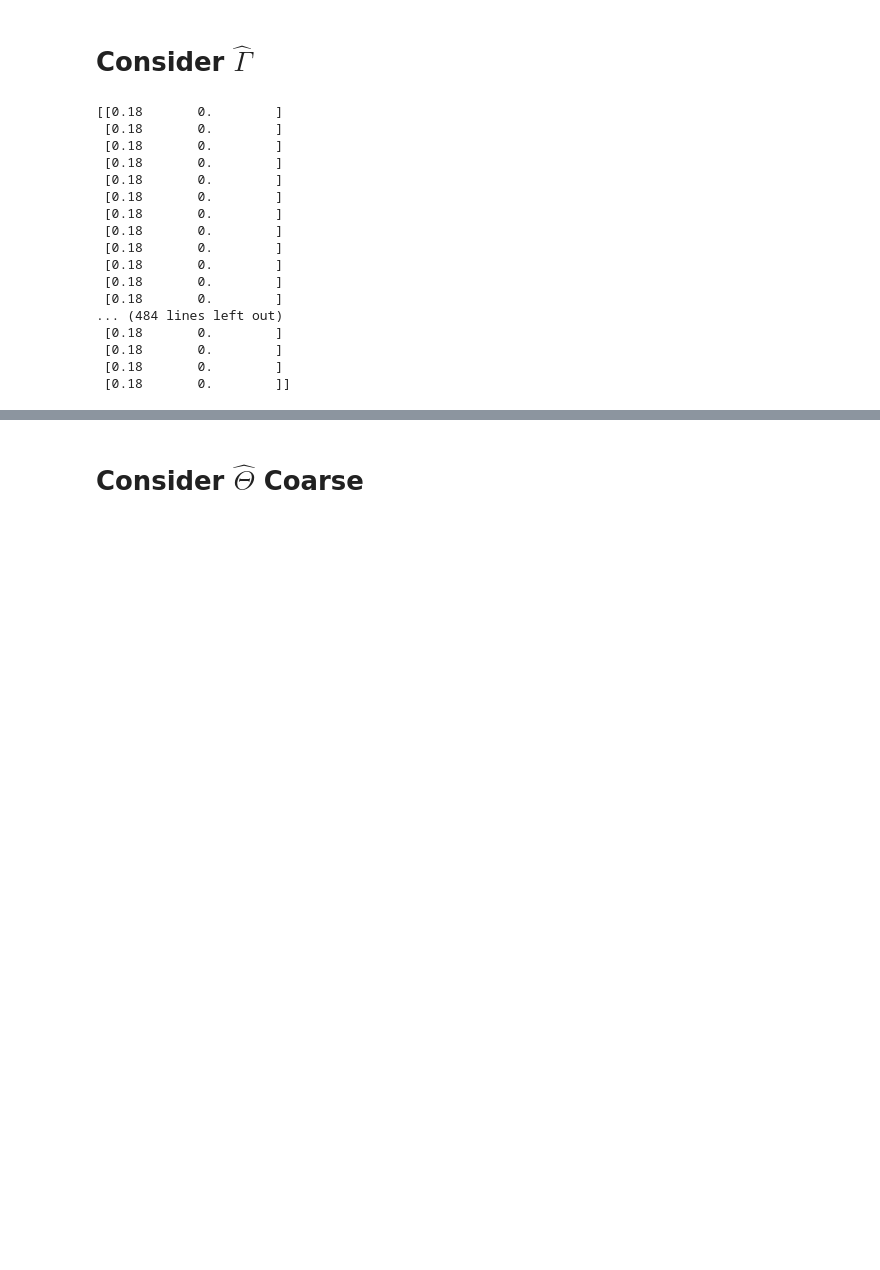
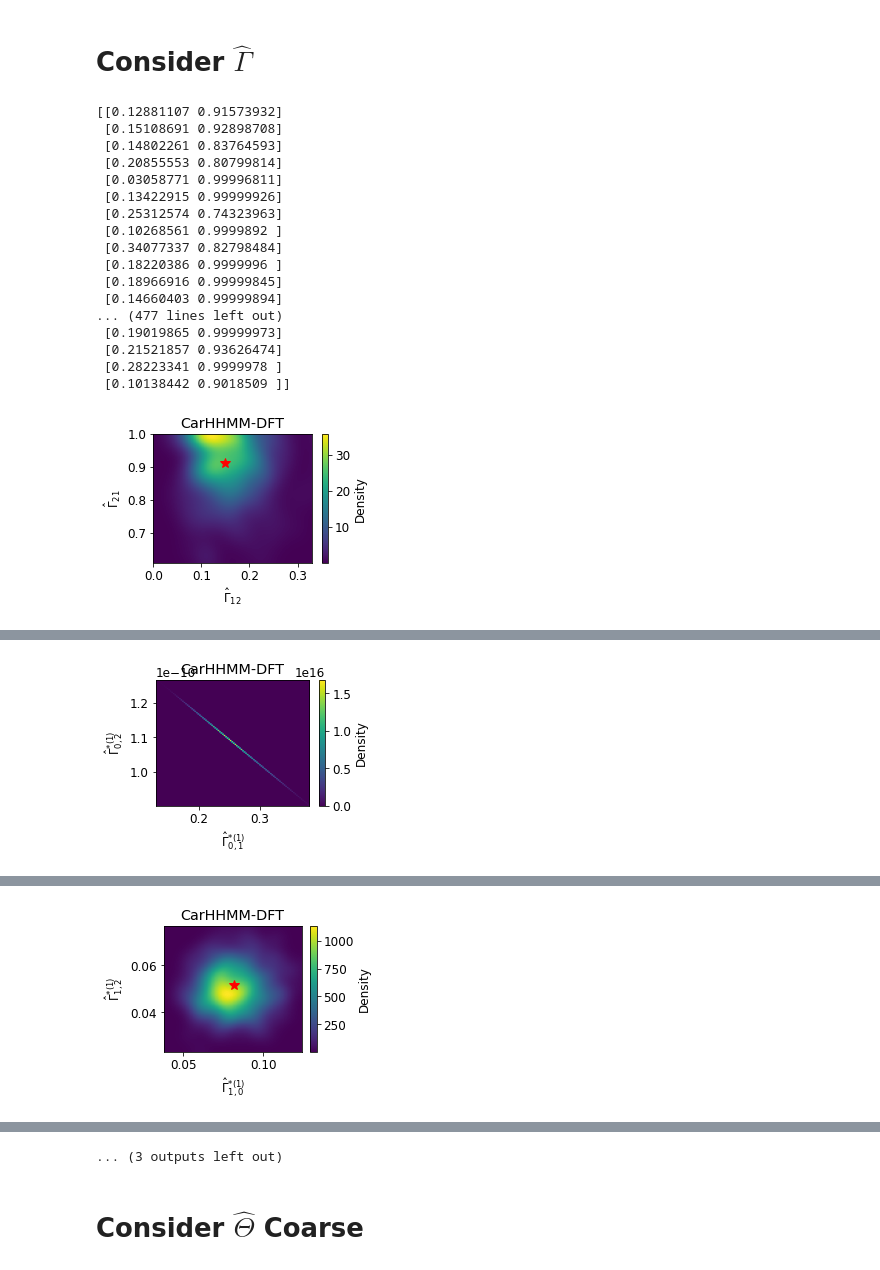
Before and after one commit to evsi8432/CarHHMM, a Jupyter notebook: Code/Sumarize_Simulation.ipynb, the cells around one changed output, grey strips where cells are left out. Cells and saved outputs as stored; diff of their text form; code cells hidden in the pictures; blank space fills up the shorter version.

```diff
--- a/Code/Sumarize_Simulation.ipynb
+++ b/Code/Sumarize_Simulation.ipynb
@@ -299,8 +307,8 @@ def make_2d_kde_gamma(G0,hhmms,dive_type,rownum):
         plt.ylabel('$\hat \Gamma_{21}$')
     else:
         plt.title(titl)
-        plt.xlabel('$\hat \Gamma^{*(%d)}_{%d,%d}$' % (dive_type+1,rownum,colnums[0]))
-        plt.ylabel('$\hat \Gamma^{*(%d)}_{%d,%d}$' % (dive_type+1,rownum,colnums[1]))
+        plt.xlabel('$\hat \Gamma^{*(%d)}_{%d,%d}$' % (dive_type+1,rownum+1,colnums[0]+1))
+        plt.ylabel('$\hat \Gamma^{*(%d)}_{%d,%d}$' % (dive_type+1,rownum+1,colnums[1]+1))
 
     plt.tight_layout()
     plt.savefig('../Plots/%s_Gamma_density_%d_row_%d.png'%(model,dive_type,rownum),dpi=300)
@@ -331,49 +339,52 @@ for i in range(500):
         break
 # %%
 # make Gamma
+
+G0_coarse = [0.15,0.91]
+
+G0_fine_1 = HHMM.eta_2_ptm(np.array([[  0.    ,  -1.0873, -10.00 ],
+                                     [ -2.3615,   0.    , -2.823 ],
+                                     [ -10.000,  -1.1937,  0.    ]]))
+G0_fine_2 = HHMM.eta_2_ptm(np.array([[  0.    ,  -2.0691,  -10.000],
+                                     [ -1.6902,   0.    ,  -3.1311],
+                                     [ -10.000,  -1.2303,   0.    ]]))
 if 'hhmm' in model:
 
     # Gamma Coarse
-    G0 = [0.15,0.91]
-    make_2d_kde_gamma(G0,hhmms,-1,-1)
-
-    # Gamma Fine 0
-    G0 = [0.32,0.05]
-    make_2d_kde_gamma(G0,hhmms,0,0)
-    G0 = [0.32,0.05]
-    make_2d_kde_gamma(G0,hhmms,0,1)
-    G0 = [0.32,0.05]
-    make_2d_kde_gamma(G0,hhmms,0,2)
+    make_2d_kde_gamma(G0_coarse,hhmms,-1,-1)
 
     # Gamma Fine 1
-    G0 = [0.14,0.15]
-    make_2d_kde_gamma(G0,hhmms,1,0)
-    G0 = [0.14,0.15]
-    make_2d_kde_gamma(G0,hhmms,1,1)
-    G0 = [0.14,0.15]
-    make_2d_kde_gamma(G0,hhmms,1,2)
+    make_2d_kde_gamma([],hhmms,0,0)
+    make_2d_kde_gamma([G0_fine_1[1,0],G0_fine_1[1,2]],hhmms,0,1)
+    make_2d_kde_gamma([G0_fine_1[2,0],G0_fine_1[2,1]],hhmms,0,2)
+
+    # Gamma Fine 2
+    make_2d_kde_gamma([G0_fine_2[0,1],G0_fine_2[0,2]],hhmms,1,0)
+    make_2d_kde_gamma([G0_fine_2[1,0],G0_fine_2[1,2]],hhmms,1,1)
+    make_2d_kde_gamma([G0_fine_2[2,0],G0_fine_2[2,1]],hhmms,1,2)
 
 else:
 
     G0 = []
     make_2d_kde_gamma(G0,hhmms,0,0)
     make_2d_kde_gamma(G0,hhmms,0,1)
     make_2d_kde_gamma(G0,hhmms,0,2)
 # %% [output]
-[[0.18       0.        ]
- [0.18       0.        ]
- [0.18       0.        ]
- [0.18       0.        ]
- [0.18       0.        ]
- [0.18       0.        ]
- [0.18       0.        ]
- [0.18       0.        ]
- [0.18       0.        ]
- [0.18       0.        ]
- [0.18       0.        ]
- [0.18       0.        ]
-... (484 lines left out)
- [0.18       0.        ]
- [0.18       0.        ]
- [0.18       0.        ]
- [0.18       0.        ]]
+[[0.12881107 0.91573932]
+ [0.15108691 0.92898708]
+ [0.14802261 0.83764593]
+ [0.20855553 0.80799814]
+ [0.03058771 0.99996811]
+ [0.13422915 0.99999926]
+ [0.25312574 0.74323963]
+ [0.10268561 0.9999892 ]
+ [0.34077337 0.82798484]
+ [0.18220386 0.9999996 ]
+ [0.18966916 0.99999845]
+ [0.14660403 0.99999894]
+... (477 lines left out)
+ [0.19019865 0.99999973]
+ [0.21521857 0.93626474]
+ [0.28223341 0.9999978 ]
+ [0.10138442 0.9018509 ]]
+[figure, added]
@@ -380,0 +408 @@ LinAlgError: singular matrix
+[figure, added]
@@ -380,0 +426 @@ LinAlgError: singular matrix
+[figure, added]
@@ -381,3 +481,4 @@ LinAlgError: singular matrix
+... (3 outputs left out)
 # %% [markdown]
 # Consider $\hat \Theta$ Coarse
 # %%
```
Also changed, not shown: parts of 12 cells of this notebook, 30 other files.
